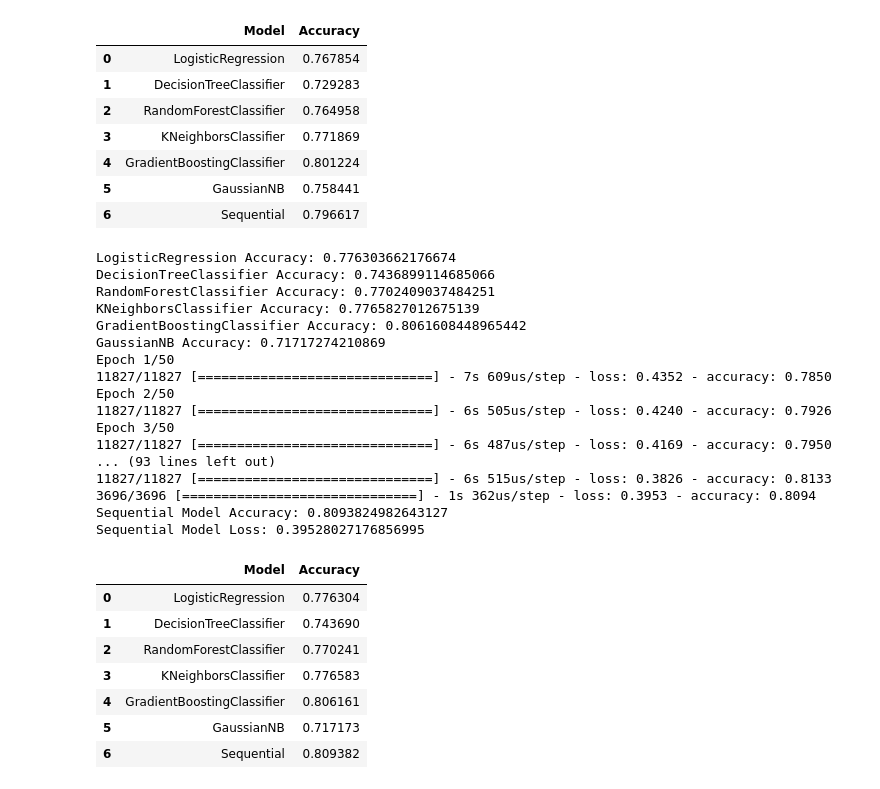
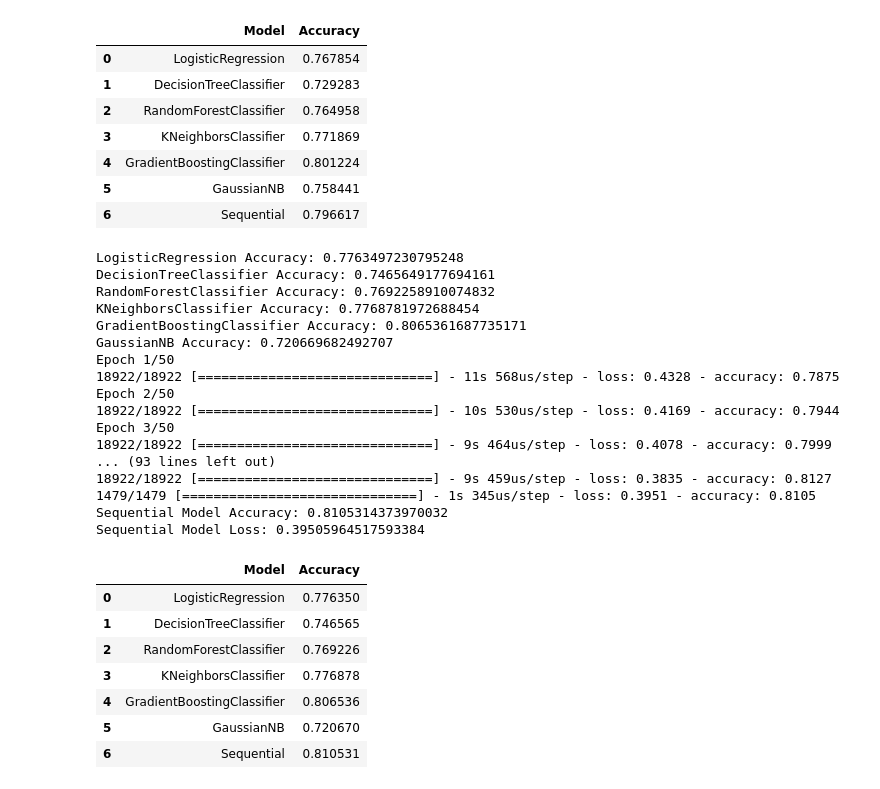
Before and after one commit to MaukanMir/Covid-Classifier, a Jupyter notebook: training.ipynb, the cells around one changed output. Cells and saved outputs as stored; diff of their text form; code cells hidden in the pictures.

```diff
--- a/training.ipynb
+++ b/training.ipynb
@@ -228,36 +228,36 @@ Sequential Model Loss: 0.43333011865615845
 | 6 | Sequential | 0.796617 |
 # %%
 X_train, X_test, y_train, y_test = train_test_split(df.drop('DATE_DIED', axis=1), df['DATE_DIED'],
-                                                    test_size=0.5, random_state=42, stratify=df['DATE_DIED'])
+                                                    test_size=0.2, random_state=42, stratify=df['DATE_DIED'])
 scaler = StandardScaler()
 
 X_train_scaled, X_test_scaled = scaler.fit_transform(X_train), scaler.transform(X_test)
 
 models = run_all_models(X_train_scaled, X_test_scaled, y_train, y_test)
 models
 # %% [output]
-LogisticRegression Accuracy: 0.776303662176674
-DecisionTreeClassifier Accuracy: 0.7436899114685066
-RandomForestClassifier Accuracy: 0.7702409037484251
-KNeighborsClassifier Accuracy: 0.7765827012675139
-GradientBoostingClassifier Accuracy: 0.8061608448965442
-GaussianNB Accuracy: 0.71717274210869
+LogisticRegression Accuracy: 0.7763497230795248
+DecisionTreeClassifier Accuracy: 0.7465649177694161
+RandomForestClassifier Accuracy: 0.7692258910074832
+KNeighborsClassifier Accuracy: 0.7768781972688454
+GradientBoostingClassifier Accuracy: 0.8065361687735171
+GaussianNB Accuracy: 0.720669682492707
 Epoch 1/50
-11827/11827 [==============================] - 7s 609us/step - loss: 0.4352 - accuracy: 0.7850
+18922/18922 [==============================] - 11s 568us/step - loss: 0.4328 - accuracy: 0.7875
 Epoch 2/50
-11827/11827 [==============================] - 6s 505us/step - loss: 0.4240 - accuracy: 0.7926
+18922/18922 [==============================] - 10s 530us/step - loss: 0.4169 - accuracy: 0.7944
 Epoch 3/50
-11827/11827 [==============================] - 6s 487us/step - loss: 0.4169 - accuracy: 0.7950
+18922/18922 [==============================] - 9s 464us/step - loss: 0.4078 - accuracy: 0.7999
 ... (93 lines left out)
-11827/11827 [==============================] - 6s 515us/step - loss: 0.3826 - accuracy: 0.8133
-3696/3696 [==============================] - 1s 362us/step - loss: 0.3953 - accuracy: 0.8094
-Sequential Model Accuracy: 0.8093824982643127
-Sequential Model Loss: 0.39528027176856995
+18922/18922 [==============================] - 9s 459us/step - loss: 0.3835 - accuracy: 0.8127
+1479/1479 [==============================] - 1s 345us/step - loss: 0.3951 - accuracy: 0.8105
+Sequential Model Accuracy: 0.8105314373970032
+Sequential Model Loss: 0.39505964517593384
 |  | Model | Accuracy |
-| 0 | LogisticRegression | 0.776304 |
-| 1 | DecisionTreeClassifier | 0.743690 |
-| 2 | RandomForestClassifier | 0.770241 |
-| 3 | KNeighborsClassifier | 0.776583 |
-| 4 | GradientBoostingClassifier | 0.806161 |
-| 5 | GaussianNB | 0.717173 |
-| 6 | Sequential | 0.809382 |
+| 0 | LogisticRegression | 0.776350 |
+| 1 | DecisionTreeClassifier | 0.746565 |
+| 2 | RandomForestClassifier | 0.769226 |
+| 3 | KNeighborsClassifier | 0.776878 |
+| 4 | GradientBoostingClassifier | 0.806536 |
+| 5 | GaussianNB | 0.720670 |
+| 6 | Sequential | 0.810531 |
```
